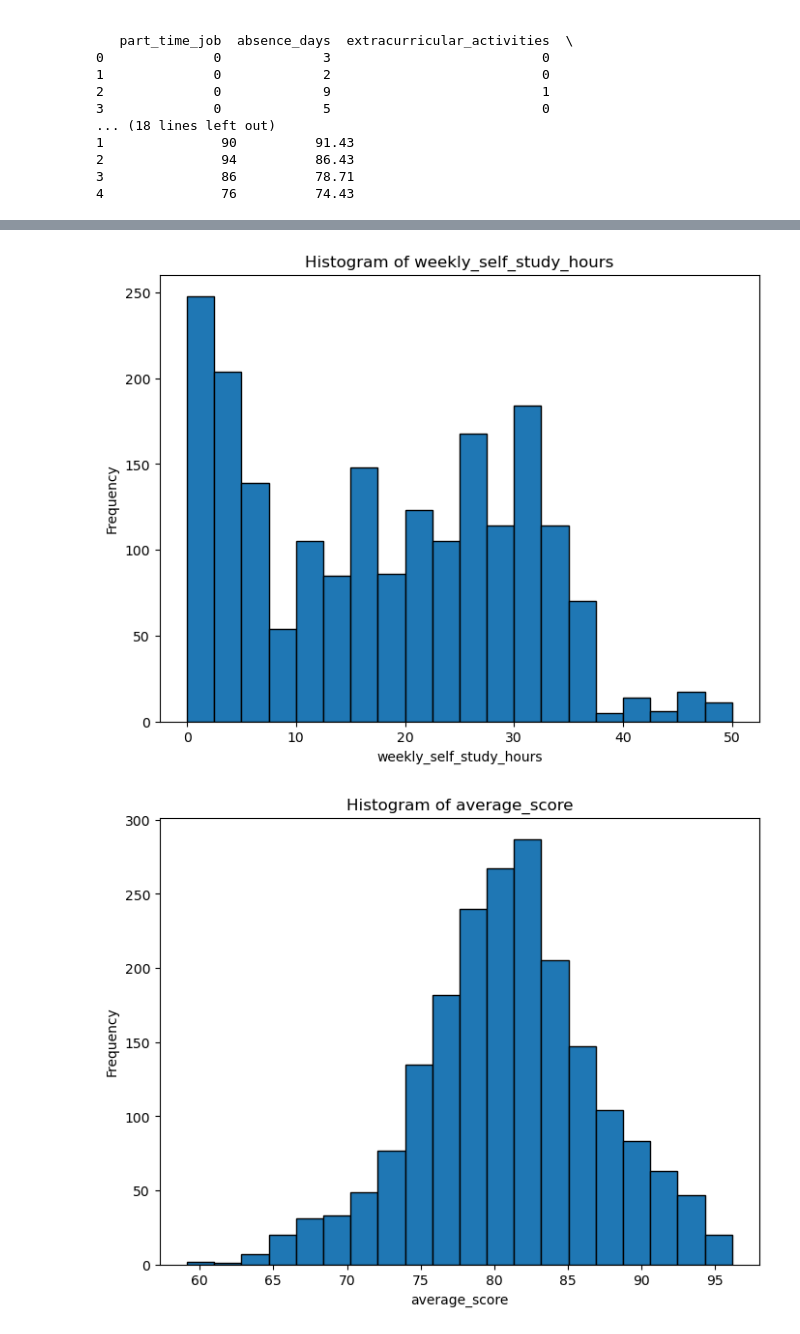
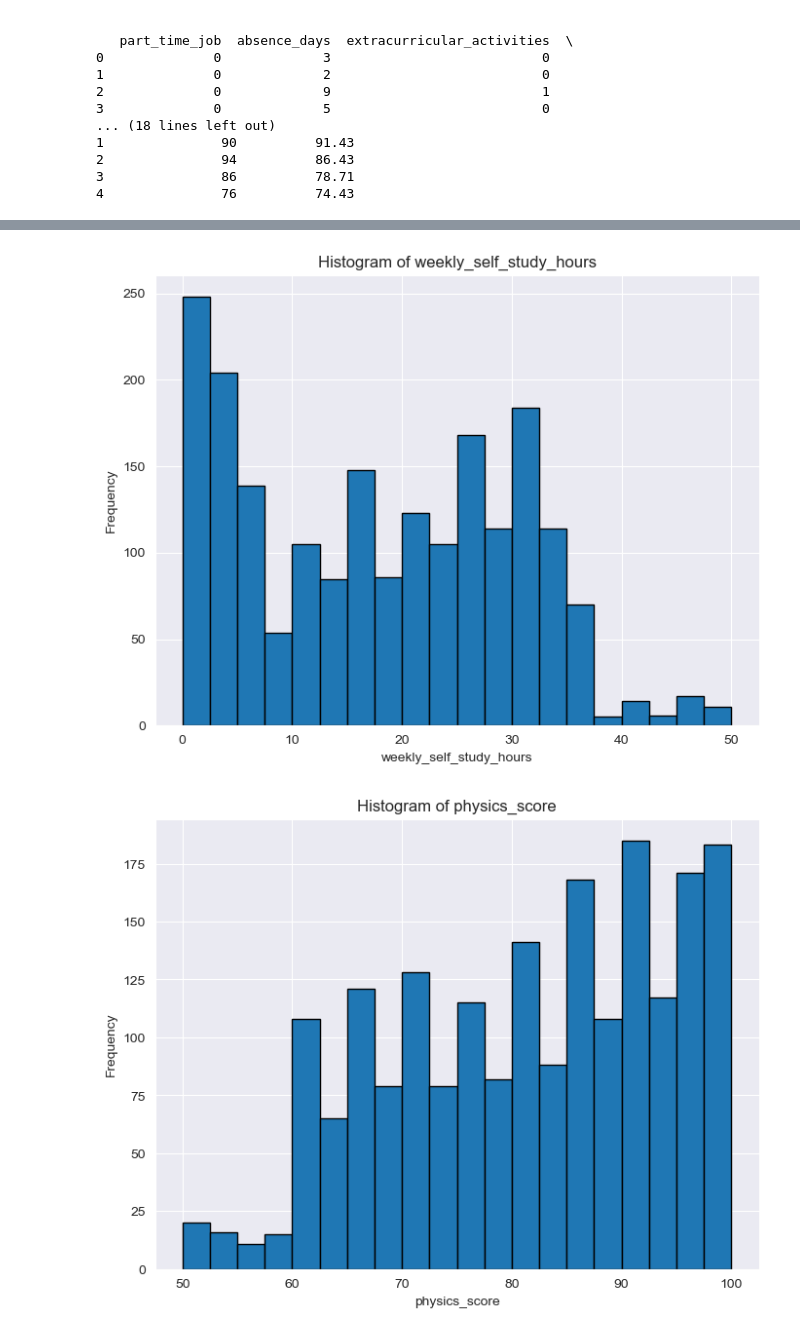
Before and after one commit to HendersonAR/Student-Performance---Bayesian, a Jupyter notebook: Data/newData.ipynb, the cells around one changed output, grey strips where cells are left out. Cells and saved outputs as stored; diff of their text form; code cells hidden in the pictures.

Commit message:
Removed columns from clean-data.csv
Notebook updated to drop unused columns.

```diff
--- a/Data/newData.ipynb
+++ b/Data/newData.ipynb
@@ -3,6 +3,8 @@
 # %%
 import pandas as pd
 import matplotlib.pyplot as plt
+import seaborn as sns
+sns.set_style("darkgrid")
 # %%
 file_path = 'student-scores.csv'
 df = pd.read_csv(file_path)
@@ -35,5 +38,7 @@ print(df.head())
 4               76          74.43
 # %%
 file_path = 'student-scores-clean.csv'
+df = df.drop(['id','career_aspiration','first_name','last_name','email','career_aspiration',
+              'math_score','history_score','history_score','chemistry_score','biology_score',
+              'english_score','geography_score'],axis = 1)
 df.to_csv(file_path, index=False)
-df.describe()
@@ -53,5 +57,5 @@ col = ['gender', 'part_time_job','absence_days','extracurricular_activities',
 # %%
-for column in col:
+for column in df.columns:
   unique_vals = df[column].unique()
   num_bins = len(unique_vals) if len(unique_vals) < 20 else 20
   plt.figure(figsize=(8, 6))
@@ -69,2 +73,2 @@ for column in col:
-[figure, old version]
+[figure, new version]
-[figure, old version]
+[figure, new version]
```
Also changed, not shown: parts of 5 cells of this notebook, 8 other files.
